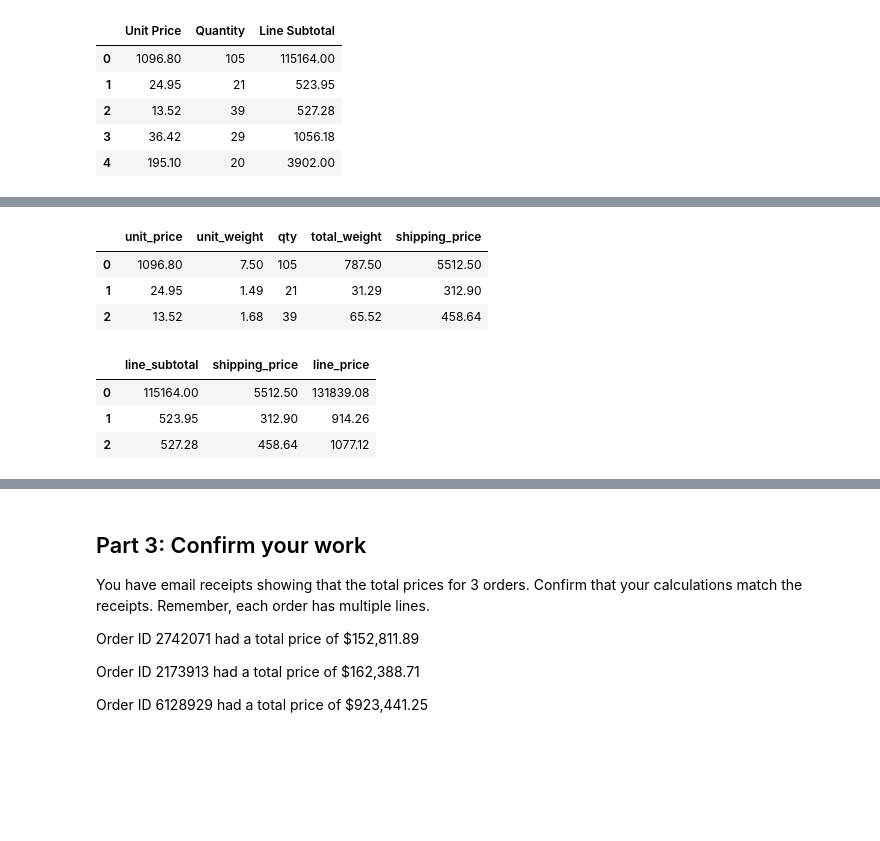
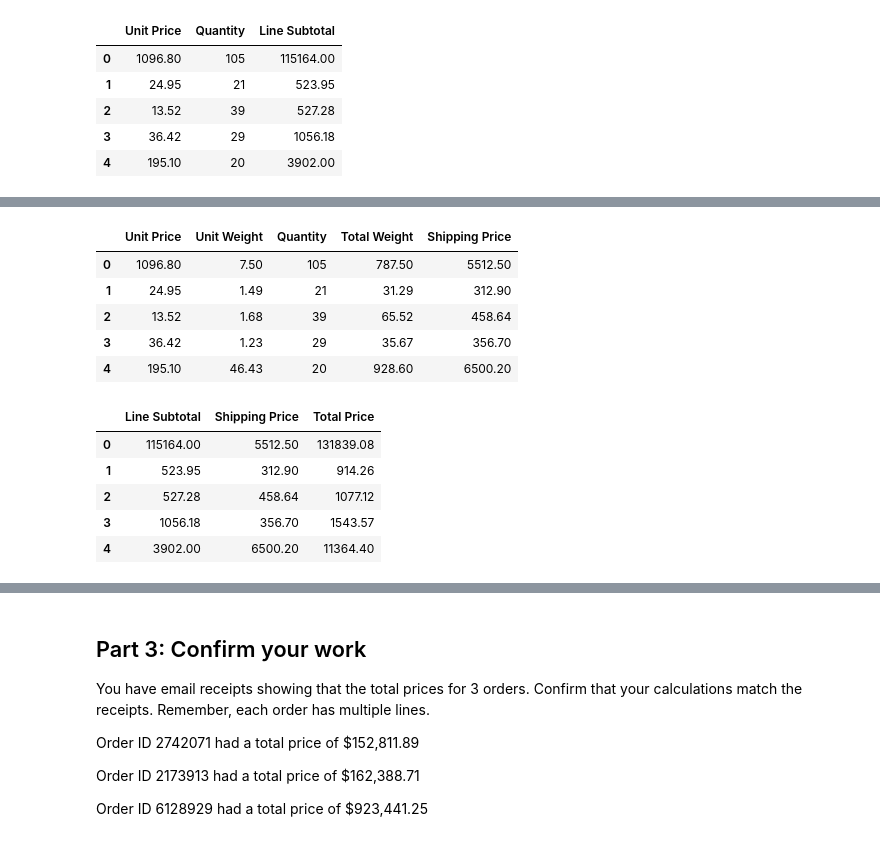
Before and after one commit to SAG-GithubApprentice/pandas-challenge-1, a Jupyter notebook: module_4_challenge.ipynb, the cells around one changed output, grey strips where cells are left out. Saved outputs shown, nothing was run; the diff lists cells and outputs as text; code cells hidden in the pictures; blank space fills up the shorter version.

```diff
--- a/module_4_challenge.ipynb
+++ b/module_4_challenge.ipynb
@@ -150,3 +150,7 @@ df[select_columns].head()
 | 2 | 13.52 | 39 | 527.28 |
 | 3 | 36.42 | 29 | 1056.18 |
 | 4 | 195.10 | 20 | 3902.00 |
+# %%
+# I created a new column: 'Total Weight' that references: 'Unit Weight' and 'Quantity'
+df['Total Weight'] = df['Unit Weight'] * df['Quantity']
+df.head()
@@ -153,22 +164,42 @@ df[select_columns].head()
 # %%
 # Create a column for shipping price.
 # Assume a shipping price of $7 per pound
 # for orders over 50 pounds and $10 per
 # pound for items 50 pounds or under.
+def calculate_shipping_price(total_weight):
+    if total_weight > 50:
+        return 7 * total_weight
+    else:
+        return 10 * total_weight
+
+df['Shipping Price'] = df['Total Weight'].apply(calculate_shipping_price)
+
+select_columns_b = ['Unit Price', 'Unit Weight', 'Quantity', 'Total Weight', 'Shipping Price']
+
+df[select_columns_b].head()
 # %% [output]
-|  | unit_price | unit_weight | qty | total_weight | shipping_price |
+|  | Unit Price | Unit Weight | Quantity | Total Weight | Shipping Price |
 | 0 | 1096.80 | 7.50 | 105 | 787.50 | 5512.50 |
 | 1 | 24.95 | 1.49 | 21 | 31.29 | 312.90 |
 | 2 | 13.52 | 1.68 | 39 | 65.52 | 458.64 |
+| 3 | 36.42 | 1.23 | 29 | 35.67 | 356.70 |
+| 4 | 195.10 | 46.43 | 20 | 928.60 | 6500.20 |
 # %%
 # Create a column for the total price
 # using the subtotal and the shipping price
 # along with a sales tax of 9.25%
+df['Total Price'] = ((df['Line Subtotal'] + df['Shipping Price']) * 1.0925).round(2)
+
+select_columns_c = ['Line Subtotal', 'Shipping Price', 'Total Price']
+
+df[select_columns_c].head()
 # %% [output]
-|  | line_subtotal | shipping_price | line_price |
+|  | Line Subtotal | Shipping Price | Total Price |
 | 0 | 115164.00 | 5512.50 | 131839.08 |
 | 1 | 523.95 | 312.90 | 914.26 |
 | 2 | 527.28 | 458.64 | 1077.12 |
+| 3 | 1056.18 | 356.70 | 1543.57 |
+| 4 | 3902.00 | 6500.20 | 11364.40 |
 # %%
 # Create a column for the cost
 # of each line using unit cost, qty, and
```
Also changed, not shown: parts of 2 cells of this notebook.
